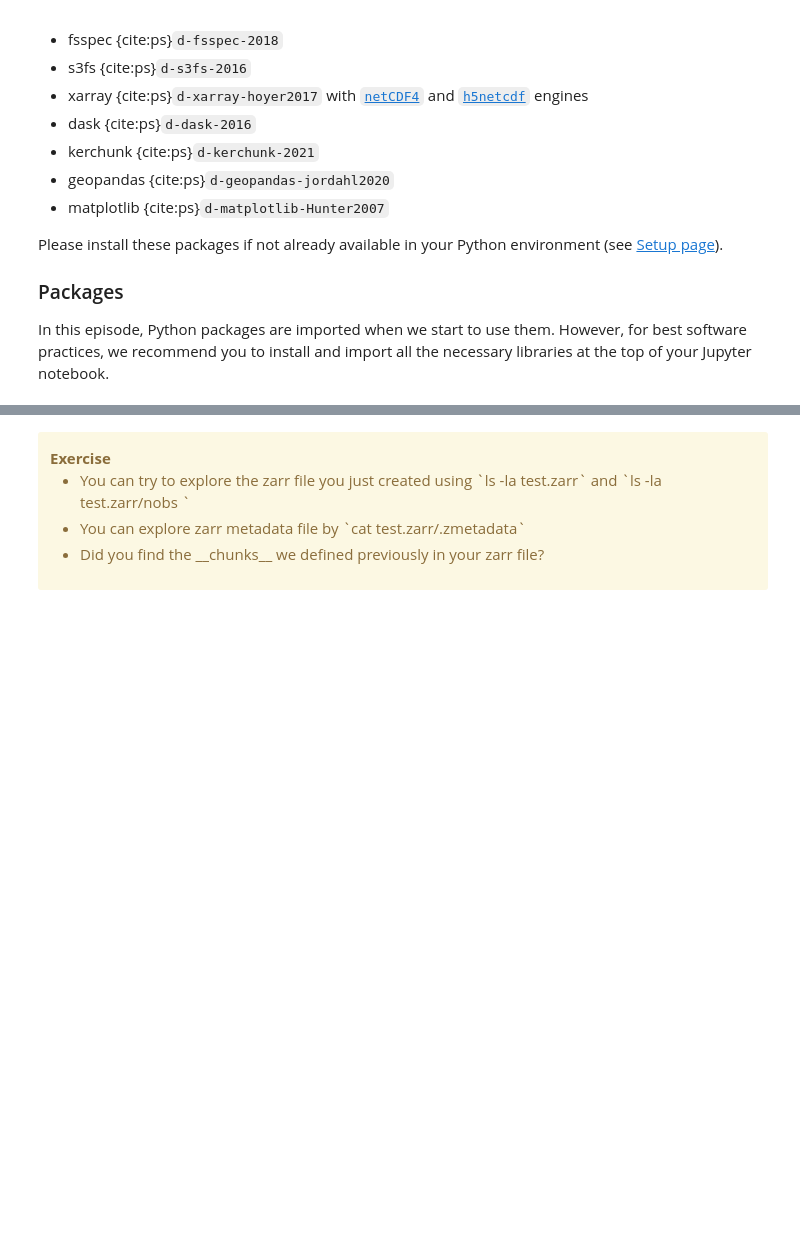
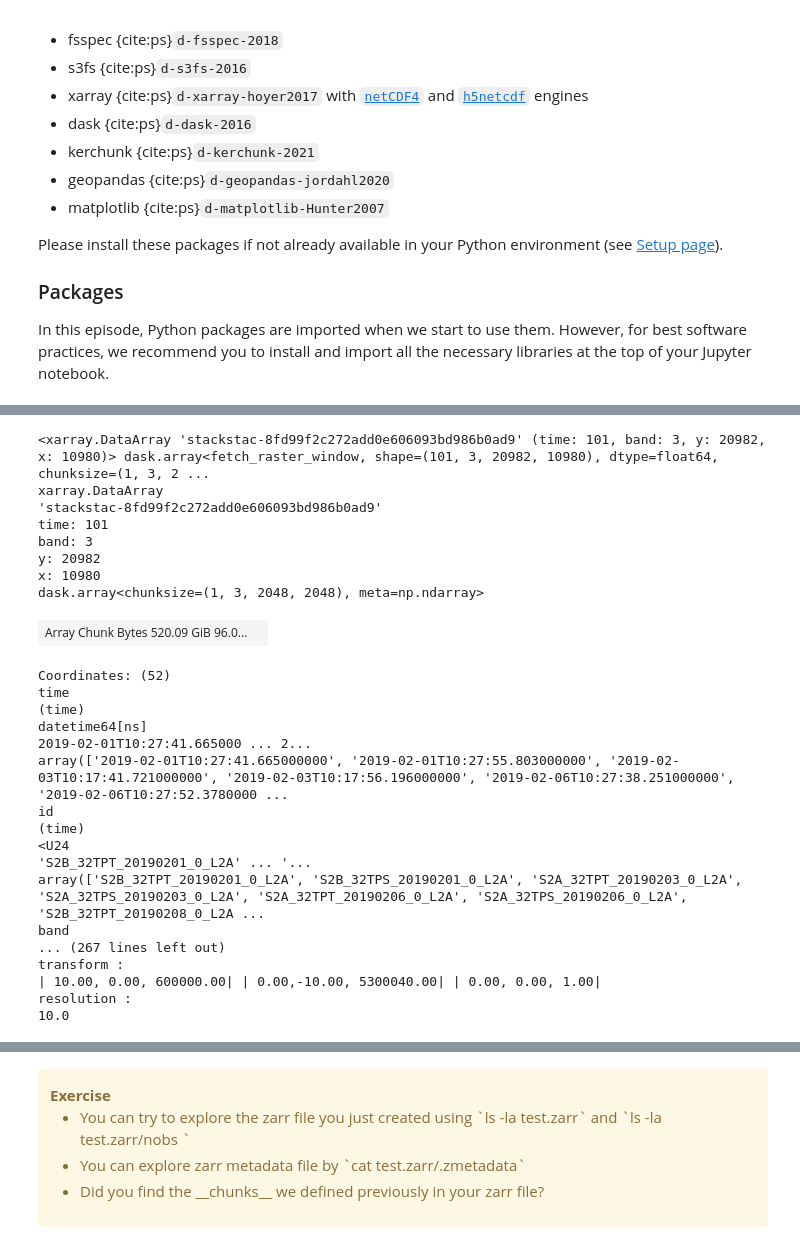
Before and after one commit to pangeo-data/pangeo-openeo-BiDS-2023, a Jupyter notebook: tutorial/part3/chunking_introduction.ipynb, the cells around one changed output, grey strips where cells are left out. Drawn from its saved outputs; the diff is of its cells as text; code cells hidden in the pictures; blank space fills up the shorter version.

```diff
--- a/tutorial/part3/chunking_introduction.ipynb
+++ b/tutorial/part3/chunking_introduction.ipynb
@@ -174,0 +235,8 @@ You can find a really nice article by Dask team on how to chose the right chunk
+# %%
+%%time
+sentinel2_l2a = stackstac.stack(items
+                                ,assets=['green','swir16','scl']
+                               ,chunksize=( 1, 3, 2048,2048)
+)
+sentinel2_l2a
+# %% [output]
@@ -175,3 +245,29 @@ You can find a really nice article by Dask team on how to chose the right chunk
+<xarray.DataArray 'stackstac-8fd99f2c272add0e606093bd986b0ad9' (time: 101, band: 3, y: 20982, x: 10980)> dask.array<fetch_raster_window, shape=(101, 3, 20982, 10980), dtype=float64, chunksize=(1, 3, 2 ...
+xarray.DataArray
+'stackstac-8fd99f2c272add0e606093bd986b0ad9'
+time: 101
+band: 3
+y: 20982
+x: 10980
+dask.array<chunksize=(1, 3, 2048, 2048), meta=np.ndarray>
+| Array Chunk Bytes 520.09 GiB 96.0... |  |
+Coordinates: (52)
+time
+(time)
+datetime64[ns]
+2019-02-01T10:27:41.665000 ... 2...
+array(['2019-02-01T10:27:41.665000000', '2019-02-01T10:27:55.803000000', '2019-02-03T10:17:41.721000000', '2019-02-03T10:17:56.196000000', '2019-02-06T10:27:38.251000000', '2019-02-06T10:27:52.3780000 ...
+id
+(time)
+<U24
+'S2B_32TPT_20190201_0_L2A' ... '...
+array(['S2B_32TPT_20190201_0_L2A', 'S2B_32TPS_20190201_0_L2A', 'S2A_32TPT_20190203_0_L2A', 'S2A_32TPS_20190203_0_L2A', 'S2A_32TPT_20190206_0_L2A', 'S2A_32TPS_20190206_0_L2A', 'S2B_32TPT_20190208_0_L2A ...
+band
+... (267 lines left out)
+transform :
+| 10.00, 0.00, 600000.00| | 0.00,-10.00, 5300040.00| | 0.00, 0.00, 1.00|
+resolution :
+10.0
 # %% [markdown]
 ## So, why chunks?
 
```
Also changed, not shown: parts of 44 cells of this notebook.
